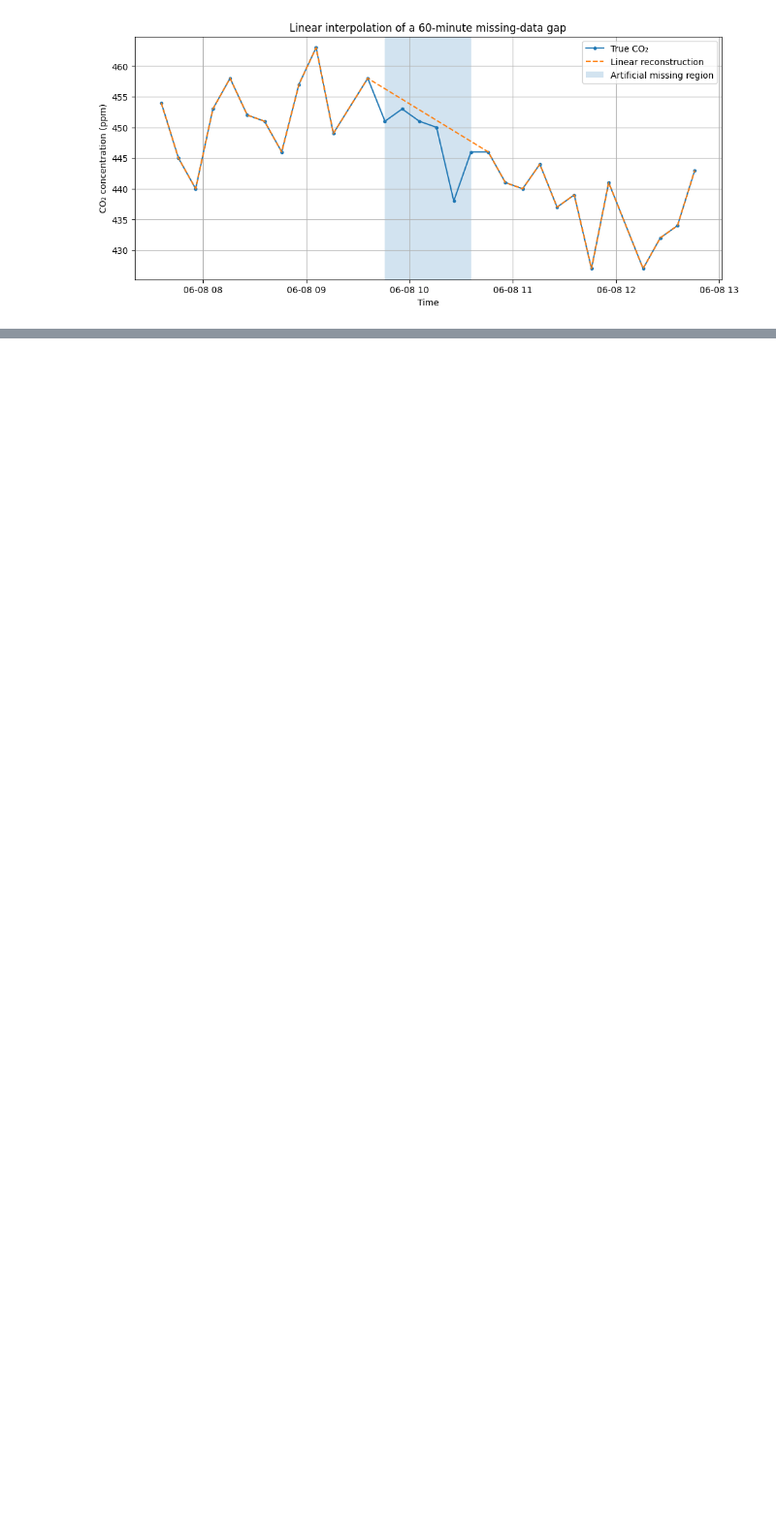
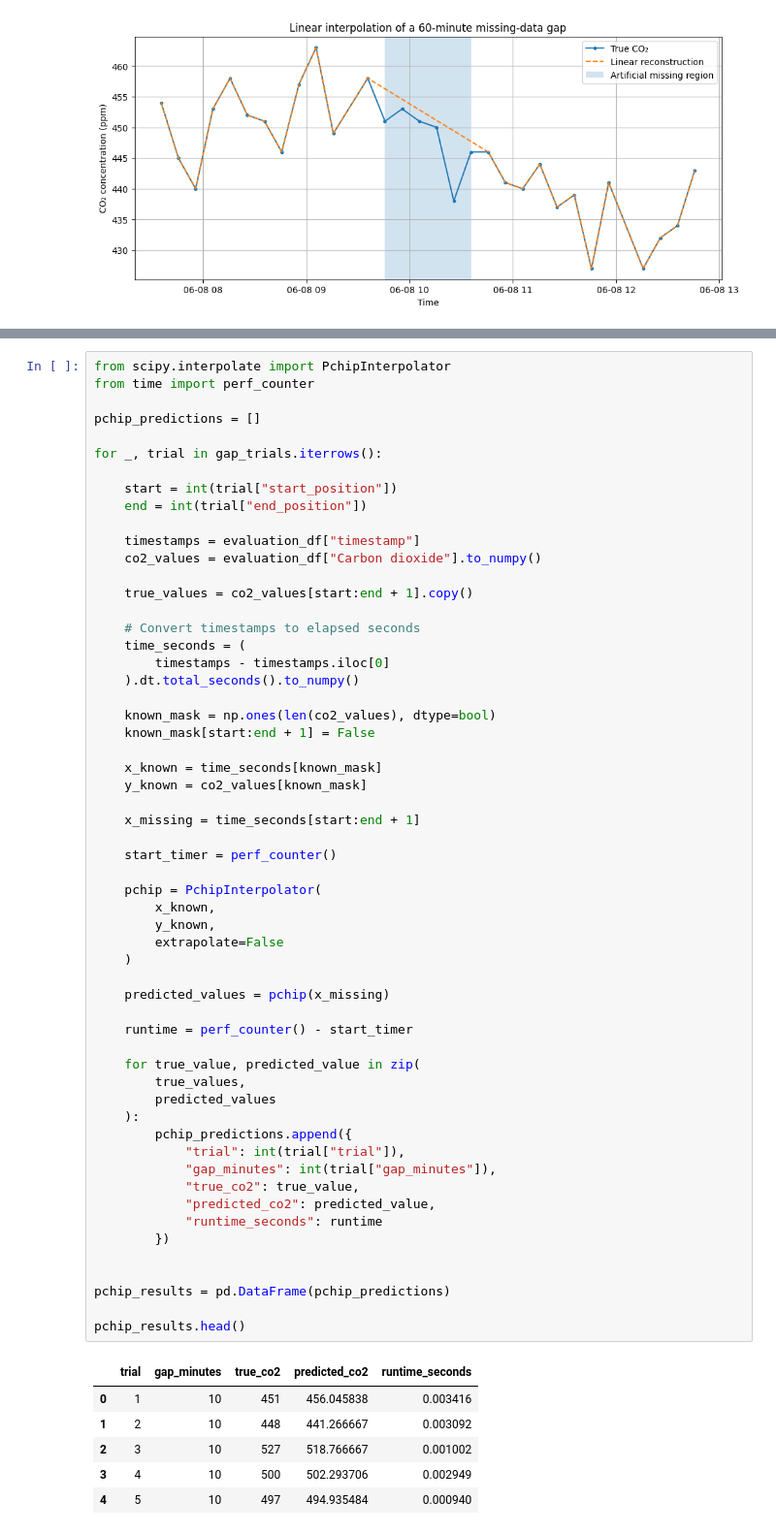
Before and after one commit to erica-teoh/MMA3001-CO2-Reconstruction, a Jupyter notebook: MMA3001_CO2_Reconstruction.ipynb, the cells around one changed output, grey strips where cells are left out. Shown at 97% size. Saved outputs shown, nothing was run; the diff lists cells and outputs as text; blank space fills up the shorter version.

```diff
--- a/MMA3001_CO2_Reconstruction.ipynb
+++ b/MMA3001_CO2_Reconstruction.ipynb
@@ -775,0 +778,64 @@ plt.show()
+# %%
+from scipy.interpolate import PchipInterpolator
+from time import perf_counter
+
+pchip_predictions = []
+
+for _, trial in gap_trials.iterrows():
+
+    start = int(trial["start_position"])
+    end = int(trial["end_position"])
+
+    timestamps = evaluation_df["timestamp"]
+    co2_values = evaluation_df["Carbon dioxide"].to_numpy()
+
+    true_values = co2_values[start:end + 1].copy()
+
+    # Convert timestamps to elapsed seconds
+    time_seconds = (
+        timestamps - timestamps.iloc[0]
+    ).dt.total_seconds().to_numpy()
+
+    known_mask = np.ones(len(co2_values), dtype=bool)
+    known_mask[start:end + 1] = False
+
+    x_known = time_seconds[known_mask]
+    y_known = co2_values[known_mask]
+
+    x_missing = time_seconds[start:end + 1]
+
+    start_timer = perf_counter()
+
+    pchip = PchipInterpolator(
+        x_known,
+        y_known,
+        extrapolate=False
+    )
+
+    predicted_values = pchip(x_missing)
+
+    runtime = perf_counter() - start_timer
+
+    for true_value, predicted_value in zip(
+        true_values,
+        predicted_values
+    ):
+        pchip_predictions.append({
+            "trial": int(trial["trial"]),
+            "gap_minutes": int(trial["gap_minutes"]),
+            "true_co2": true_value,
+            "predicted_co2": predicted_value,
+            "runtime_seconds": runtime
+        })
+
+
+pchip_results = pd.DataFrame(pchip_predictions)
+
+pchip_results.head()
+# %% [output]
+|  | trial | gap_minutes | true_co2 | predicted_co2 | runtime_seconds |
+| 0 | 1 | 10 | 451 | 456.045838 | 0.003416 |
+| 1 | 2 | 10 | 448 | 441.266667 | 0.003092 |
+| 2 | 3 | 10 | 527 | 518.766667 | 0.001002 |
+| 3 | 4 | 10 | 500 | 502.293706 | 0.002949 |
+| 4 | 5 | 10 | 497 | 494.935484 | 0.000940 |
```
Also changed, not shown: parts of 6 cells of this notebook.
